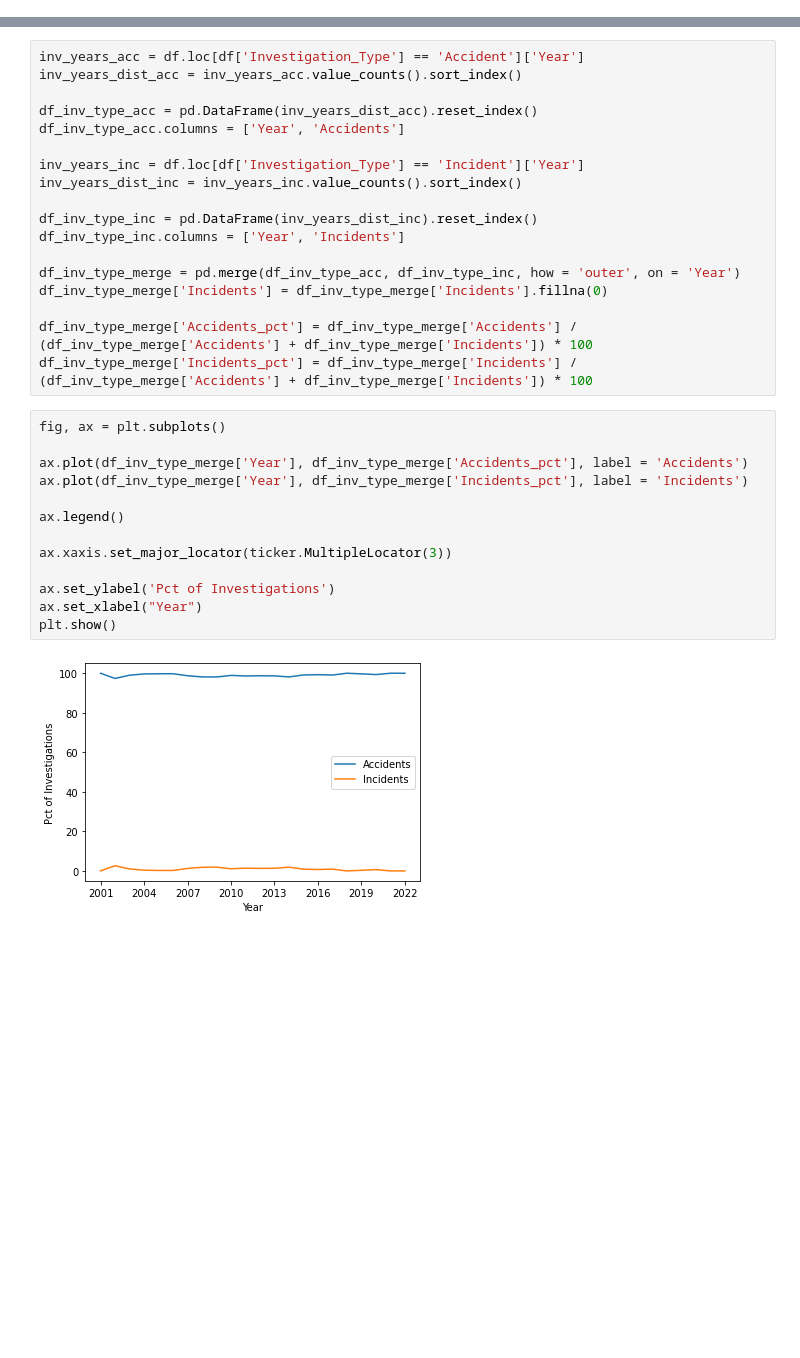
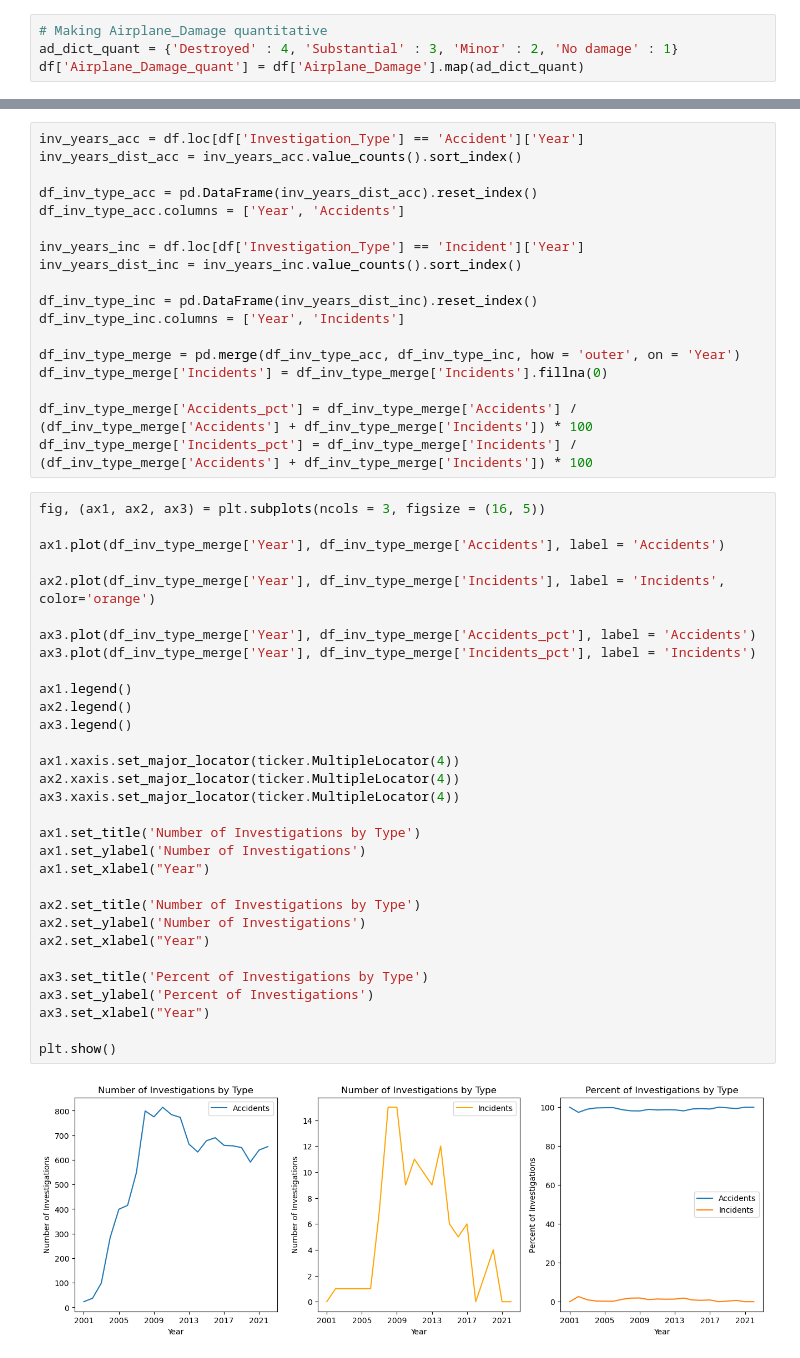
Before and after one commit to Jmanitou/Aviation_Analysis_Report, a Jupyter notebook: Aviation_Analysis_Report.ipynb, the cells around one changed output, grey strips where cells are left out. Saved outputs shown, nothing was run; the diff lists cells and outputs as text; blank space fills up the shorter version.

```diff
--- a/Aviation_Analysis_Report.ipynb
+++ b/Aviation_Analysis_Report.ipynb
@@ -175,3 +185,7 @@ df['Injured_pct'] = (df['Total_Serious_Injuries'] + df['Total_Minor_Injuries'])
 
 ad_dict = {'Destroyed' : 'Destroyed', 'Substantial' : 'Substantial', 'Minor' : 'Minor', 'Unknown' : 'No damage', np.nan : 'No damage'}
 df['Airplane_Damage'] = df['Aircraft_damage'].map(ad_dict)
+# %%
+# Making Airplane_Damage quantitative
+ad_dict_quant = {'Destroyed' : 4, 'Substantial' : 3, 'Minor' : 2, 'No damage' : 1}
+df['Airplane_Damage_quant'] = df['Airplane_Damage'].map(ad_dict_quant)
@@ -232,18 +330,36 @@ df_inv_type_merge['Incidents'] = df_inv_type_merge['Incidents'].fillna(0)
 
 df_inv_type_merge['Accidents_pct'] = df_inv_type_merge['Accidents'] / (df_inv_type_merge['Accidents'] + df_inv_type_merge['Incidents']) * 100
 df_inv_type_merge['Incidents_pct'] = df_inv_type_merge['Incidents'] / (df_inv_type_merge['Accidents'] + df_inv_type_merge['Incidents']) * 100
-# %%
-fig, ax = plt.subplots()
-
-ax.plot(df_inv_type_merge['Year'], df_inv_type_merge['Accidents_pct'], label = 'Accidents')
-ax.plot(df_inv_type_merge['Year'], df_inv_type_merge['Incidents_pct'], label = 'Incidents')
-
-ax.legend()
-
-ax.xaxis.set_major_locator(ticker.MultipleLocator(3))
-
-ax.set_ylabel('Pct of Investigations')
-ax.set_xlabel("Year")
-plt.show()
-# %% [output]
-[figure, removed]
+# %%
+fig, (ax1, ax2, ax3) = plt.subplots(ncols = 3, figsize = (16, 5))
+
+ax1.plot(df_inv_type_merge['Year'], df_inv_type_merge['Accidents'], label = 'Accidents')
+
+ax2.plot(df_inv_type_merge['Year'], df_inv_type_merge['Incidents'], label = 'Incidents', color='orange')
+
+ax3.plot(df_inv_type_merge['Year'], df_inv_type_merge['Accidents_pct'], label = 'Accidents')
+ax3.plot(df_inv_type_merge['Year'], df_inv_type_merge['Incidents_pct'], label = 'Incidents')
+
+ax1.legend()
+ax2.legend()
+ax3.legend()
+
+ax1.xaxis.set_major_locator(ticker.MultipleLocator(4))
+ax2.xaxis.set_major_locator(ticker.MultipleLocator(4))
+ax3.xaxis.set_major_locator(ticker.MultipleLocator(4))
+
+ax1.set_title('Number of Investigations by Type')
+ax1.set_ylabel('Number of Investigations')
+ax1.set_xlabel("Year")
+
+ax2.set_title('Number of Investigations by Type')
+ax2.set_ylabel('Number of Investigations')
+ax2.set_xlabel("Year")
+
+ax3.set_title('Percent of Investigations by Type')
+ax3.set_ylabel('Percent of Investigations')
+ax3.set_xlabel("Year")
+
+plt.show()
+# %% [output]
+[figure, added]
```
Also changed, not shown: parts of 13 cells of this notebook.
